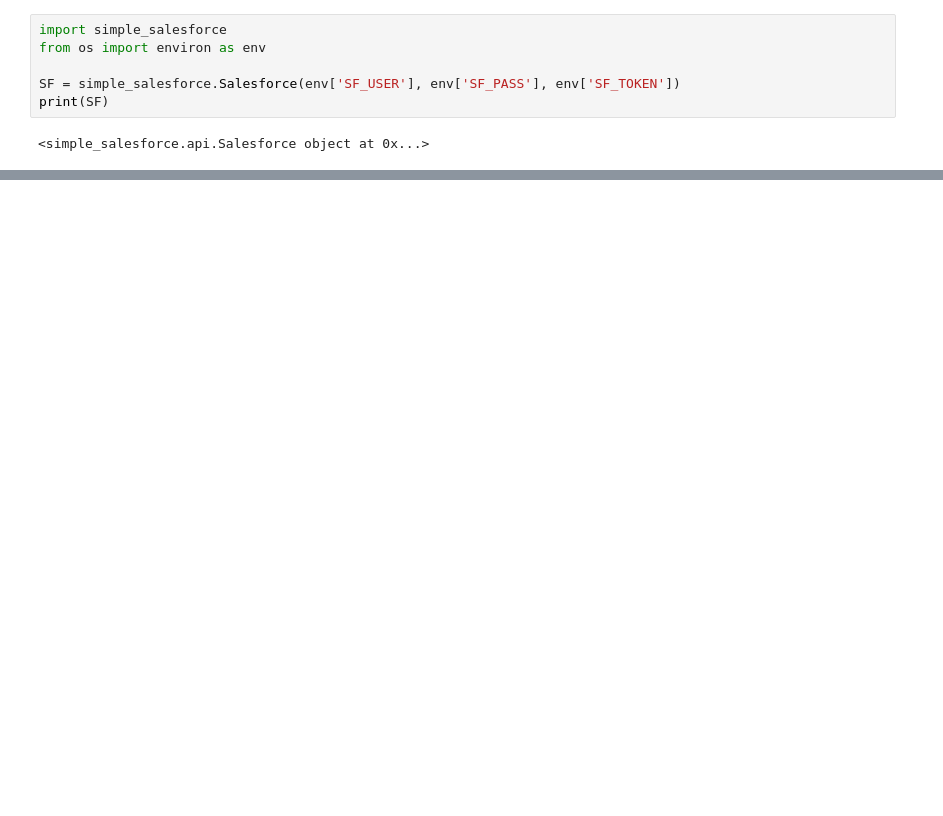
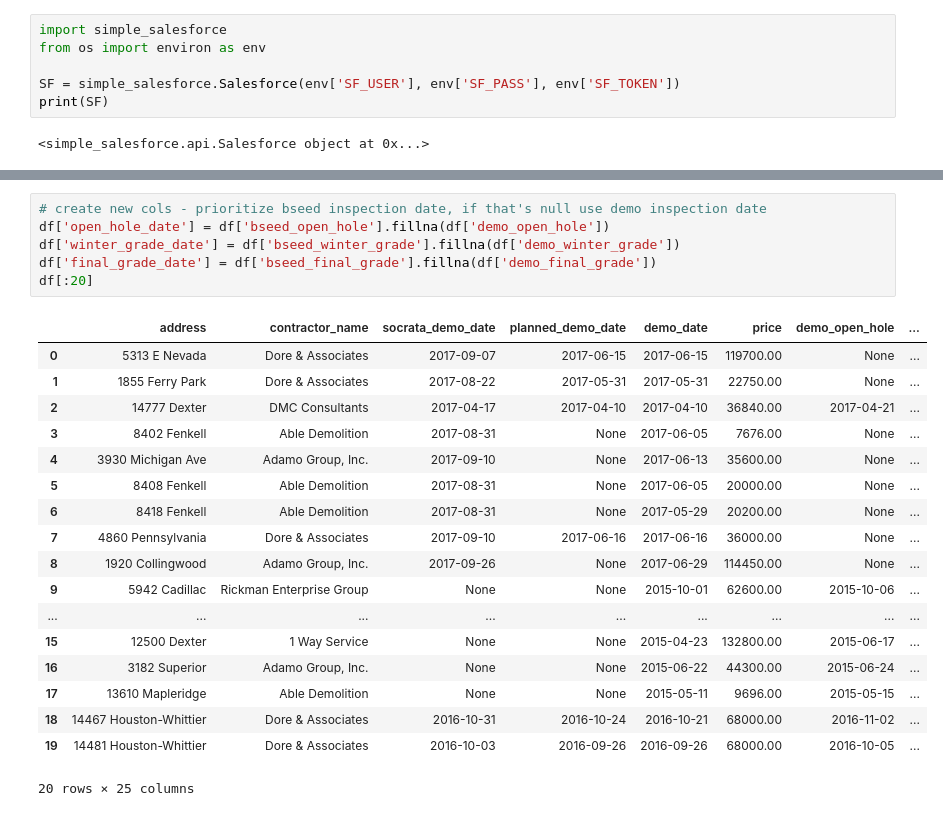
Before and after one commit to jmcbroom/etl, a Jupyter notebook: process/dlba/commercial/sandbox.ipynb, the cells around one changed output, grey strips where cells are left out. Saved outputs shown, nothing was run; the diff lists cells and outputs as text; blank space fills up the shorter version.

```diff
--- a/process/dlba/commercial/sandbox.ipynb
+++ b/process/dlba/commercial/sandbox.ipynb
@@ -69,0 +71,25 @@ df
+# %%
+# create new cols - prioritize bseed inspection date, if that's null use demo inspection date
+df['open_hole_date'] = df['bseed_open_hole'].fillna(df['demo_open_hole'])
+df['winter_grade_date'] = df['bseed_winter_grade'].fillna(df['demo_winter_grade'])
+df['final_grade_date'] = df['bseed_final_grade'].fillna(df['demo_final_grade'])
+df[:20]
+# %% [output]
+|  | address | contractor_name | socrata_demo_date | planned_demo_date | demo_date | price | demo_open_hole | ... |
+| 0 | 5313 E Nevada | Dore & Associates | 2017-09-07 | 2017-06-15 | 2017-06-15 | 119700.00 | None | ... |
+| 1 | 1855 Ferry Park | Dore & Associates | 2017-08-22 | 2017-05-31 | 2017-05-31 | 22750.00 | None | ... |
+| 2 | 14777 Dexter | DMC Consultants | 2017-04-17 | 2017-04-10 | 2017-04-10 | 36840.00 | 2017-04-21 | ... |
+| 3 | 8402 Fenkell | Able Demolition | 2017-08-31 | None | 2017-06-05 | 7676.00 | None | ... |
+| 4 | 3930 Michigan Ave | Adamo Group, Inc. | 2017-09-10 | None | 2017-06-13 | 35600.00 | None | ... |
+| 5 | 8408 Fenkell | Able Demolition | 2017-08-31 | None | 2017-06-05 | 20000.00 | None | ... |
+| 6 | 8418 Fenkell | Able Demolition | 2017-08-31 | None | 2017-05-29 | 20200.00 | None | ... |
+| 7 | 4860 Pennsylvania | Dore & Associates | 2017-09-10 | 2017-06-16 | 2017-06-16 | 36000.00 | None | ... |
+| 8 | 1920 Collingwood | Adamo Group, Inc. | 2017-09-26 | None | 2017-06-29 | 114450.00 | None | ... |
+| 9 | 5942 Cadillac | Rickman Enterprise Group | None | None | 2015-10-01 | 62600.00 | 2015-10-06 | ... |
+| ... | ... | ... | ... | ... | ... | ... | ... | ... |
+| 15 | 12500 Dexter | 1 Way Service | None | None | 2015-04-23 | 132800.00 | 2015-06-17 | ... |
+| 16 | 3182 Superior | Adamo Group, Inc. | None | None | 2015-06-22 | 44300.00 | 2015-06-24 | ... |
+| 17 | 13610 Mapleridge | Able Demolition | None | None | 2015-05-11 | 9696.00 | 2015-05-15 | ... |
+| 18 | 14467 Houston-Whittier | Dore & Associates | 2016-10-31 | 2016-10-24 | 2016-10-21 | 68000.00 | 2016-11-02 | ... |
+| 19 | 14481 Houston-Whittier | Dore & Associates | 2016-10-03 | 2016-09-26 | 2016-09-26 | 68000.00 | 2016-10-05 | ... |
+20 rows × 25 columns
```
Also changed, not shown: parts of 2 cells of this notebook, 2 other files.
